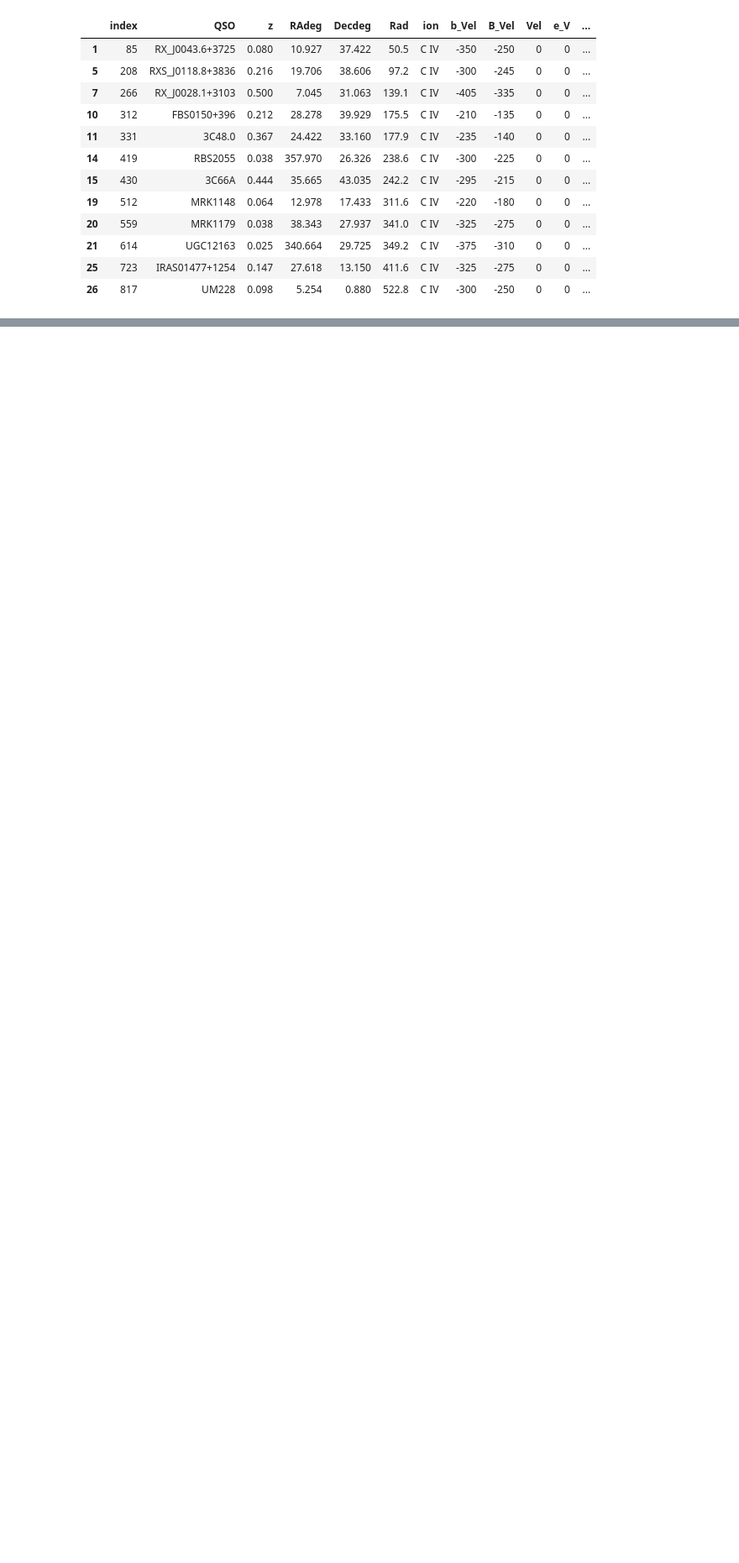
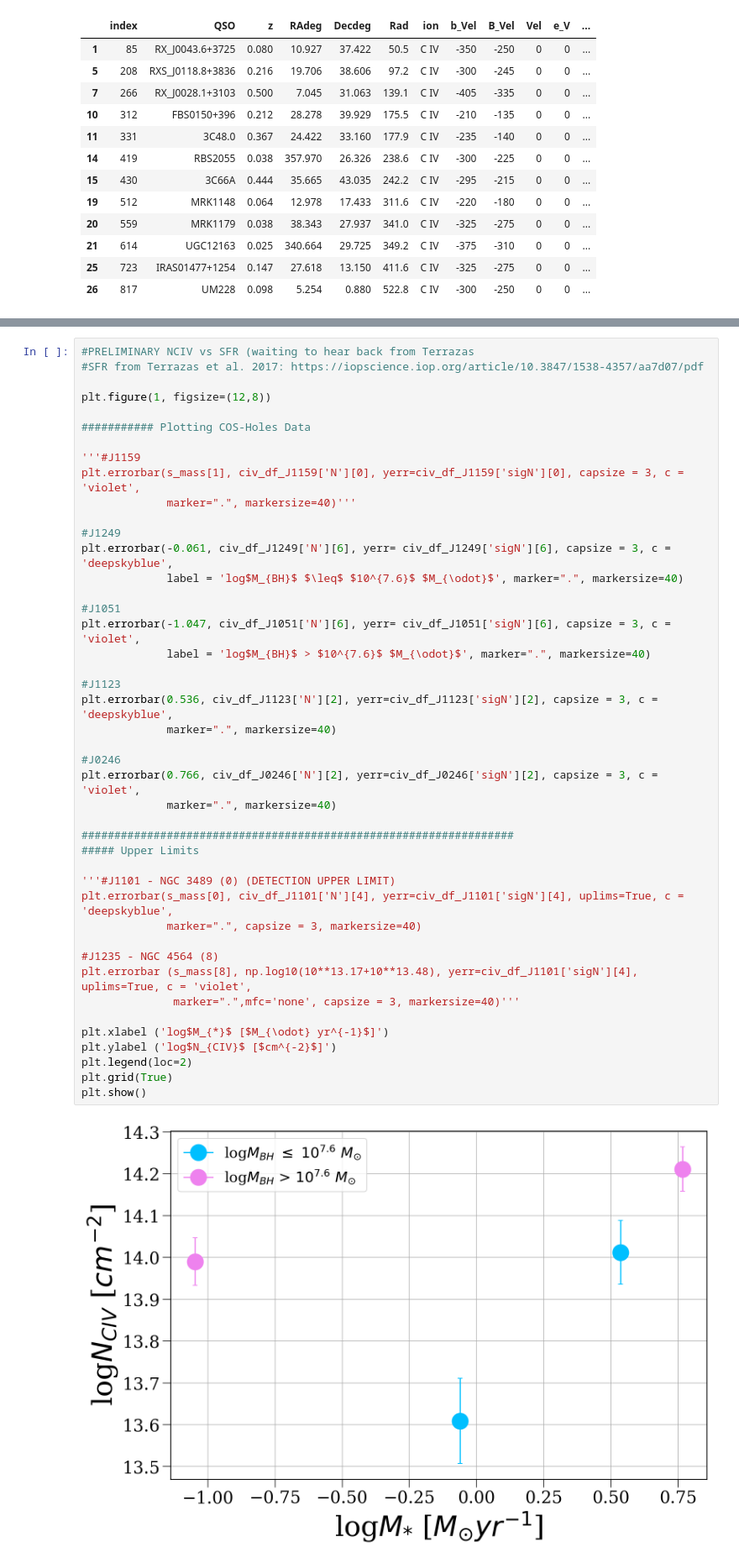
Before and after one commit to samlugarza/COS-Holes, a Jupyter notebook: notebooks/CIV_Analysis.ipynb, the cells around one changed output, grey strips where cells are left out. Shown at 84% size. Saved outputs shown, nothing was run; the diff lists cells and outputs as text; blank space fills up the shorter version.

```diff
--- a/notebooks/CIV_Analysis.ipynb
+++ b/notebooks/CIV_Analysis.ipynb
@@ -475,3 +567,49 @@ plt.legend(loc=3)
 plt.show()
 # %% [output]
 [figure]
+# %%
+#PRELIMINARY NCIV vs SFR (waiting to hear back from Terrazas
+#SFR from Terrazas et al. 2017: https://iopscience.iop.org/article/10.3847/1538-4357/aa7d07/pdf
+
+plt.figure(1, figsize=(12,8))
+
+########### Plotting COS-Holes Data
+
+'''#J1159
+plt.errorbar(s_mass[1], civ_df_J1159['N'][0], yerr=civ_df_J1159['sigN'][0], capsize = 3, c = 'violet',
+             marker=".", markersize=40)'''
+
+#J1249
+plt.errorbar(-0.061, civ_df_J1249['N'][6], yerr= civ_df_J1249['sigN'][6], capsize = 3, c = 'deepskyblue',
+             label = 'log$M_{BH}$ $\leq$ $10^{7.6}$ $M_{\odot}$', marker=".", markersize=40)
+
+#J1051
+plt.errorbar(-1.047, civ_df_J1051['N'][6], yerr= civ_df_J1051['sigN'][6], capsize = 3, c = 'violet',
+             label = 'log$M_{BH}$ > $10^{7.6}$ $M_{\odot}$', marker=".", markersize=40)
+
+#J1123
+plt.errorbar(0.536, civ_df_J1123['N'][2], yerr=civ_df_J1123['sigN'][2], capsize = 3, c = 'deepskyblue',
+             marker=".", markersize=40)
+
+#J0246
+plt.errorbar(0.766, civ_df_J0246['N'][2], yerr=civ_df_J0246['sigN'][2], capsize = 3, c = 'violet',
+             marker=".", markersize=40)
+
+##################################################################
+##### Upper Limits
+
+'''#J1101 - NGC 3489 (0) (DETECTION UPPER LIMIT)
+plt.errorbar(s_mass[0], civ_df_J1101['N'][4], yerr=civ_df_J1101['sigN'][4], uplims=True, c = 'deepskyblue',
+             marker=".", capsize = 3, markersize=40)
+
+#J1235 - NGC 4564 (8)
+plt.errorbar (s_mass[8], np.log10(10**13.17+10**13.48), yerr=civ_df_J1101['sigN'][4], uplims=True, c = 'violet',
+              marker=".",mfc='none', capsize = 3, markersize=40)'''
+
+plt.xlabel ('log$M_{*}$ [$M_{\odot} yr^{-1}$]')
+plt.ylabel ('log$N_{CIV}$ [$cm^{-2}$]')
+plt.legend(loc=2)
+plt.grid(True)
+plt.show()
+# %% [output]
+[figure, added]
```
Also changed, not shown: parts of 4 cells of this notebook.
